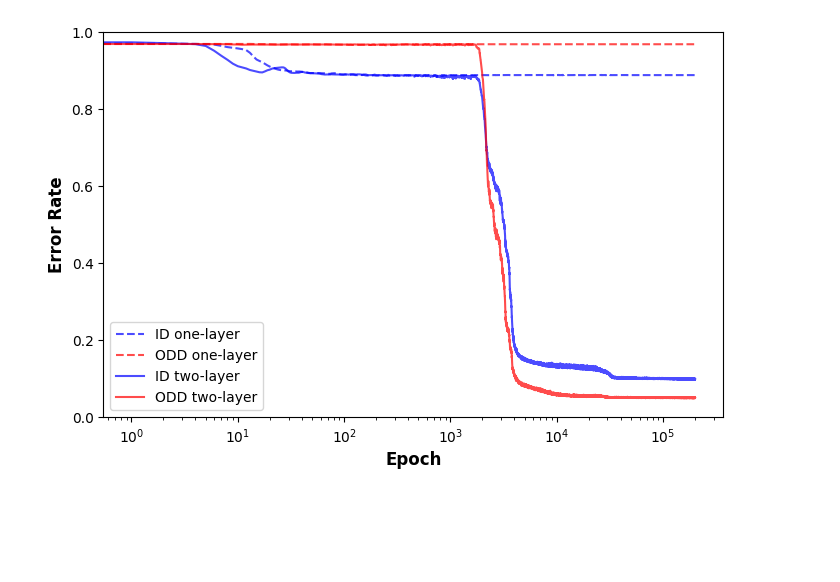
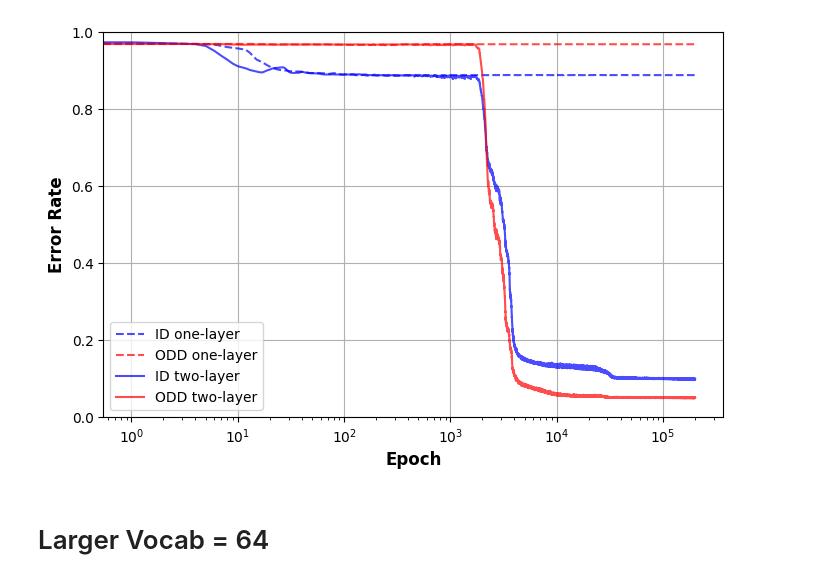
Before and after one commit to JiajunSong629/simulations, a Jupyter notebook: out_final/Plot_figure_1_from_err_json.ipynb, the cells around one changed output. Saved outputs shown, nothing was run; the diff lists cells and outputs as text; code cells hidden in the pictures; blank space fills up the shorter version.

Commit message:
Update Figure 1 for larger vocab

```diff
--- a/out_final/Plot_figure_1_from_err_json.ipynb
+++ b/out_final/Plot_figure_1_from_err_json.ipynb
@@ -37,31 +37,34 @@ plt.plot(
 plt.plot(
     epochs_one_layer,
     ood_errs_one_layer,
     label="ODD one-layer",
     linestyle="dashed",
     color="red",
     alpha=0.7,
 )
 plt.plot(
     epochs_one_layer,
     id_errs_two_layer,
     label="ID two-layer",
     color="blue",
     alpha=0.7,
 )
 plt.plot(
     epochs_one_layer,
     ood_errs_two_layer,
     label="ODD two-layer",
     color="red",
     alpha=0.7,
 )
 
 plt.xscale("log")
 plt.legend()
+plt.grid(True)
 plt.ylim(0, 1)
 plt.xlabel("Epoch", weight="bold", fontsize=12)
 plt.ylabel("Error Rate", weight="bold", fontsize=12)
 pass
 # %% [output]
-[figure, old version]
+[figure, new version]
+# %% [markdown]
+# Larger Vocab = 64
```
Also changed, not shown: parts of 2 cells of this notebook.
